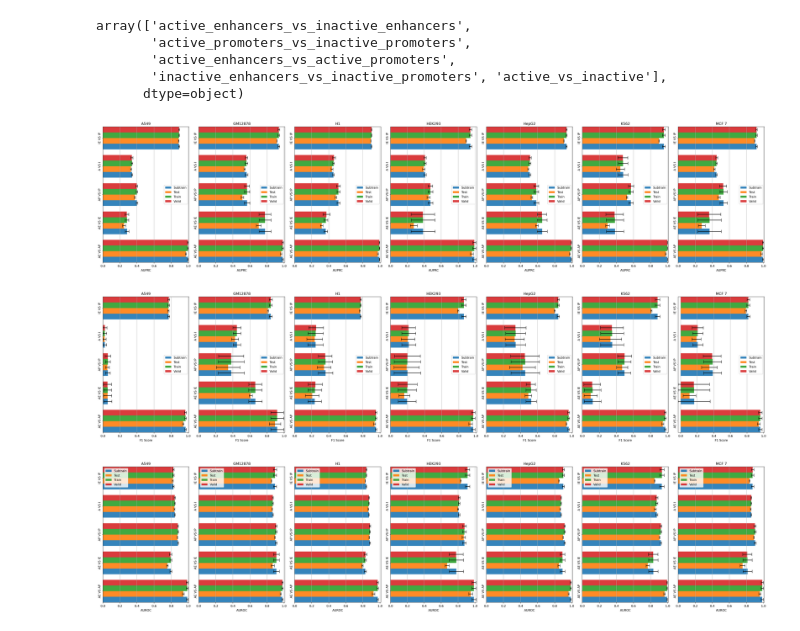
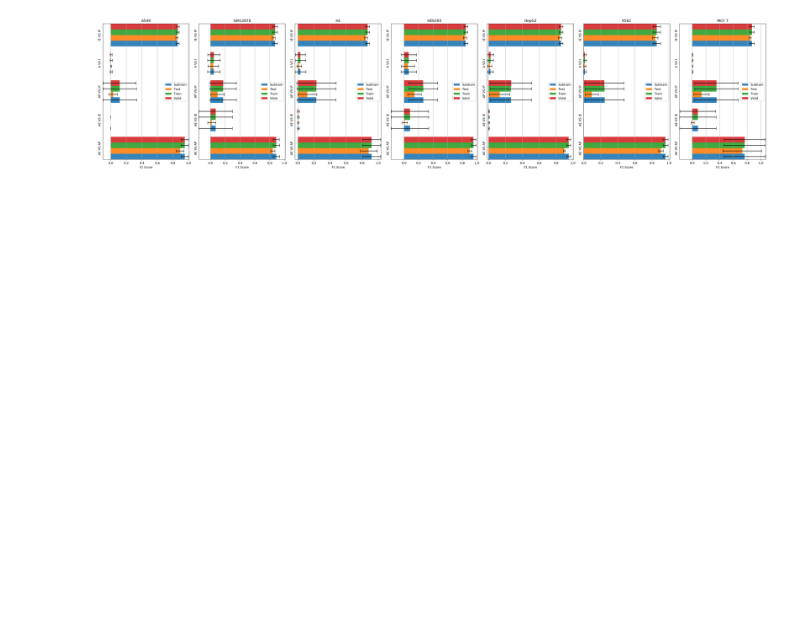
Before and after one commit to AnacletoLAB/crr_prediction, a Jupyter notebook: Barplots.ipynb, the cells around one changed output. Saved outputs shown, nothing was run; the diff lists cells and outputs as text; code cells hidden in the pictures; blank space fills up the shorter version.

Commit message:
Added barplots

```diff
--- a/Barplots.ipynb
+++ b/Barplots.ipynb
@@ -2,15 +2,8 @@
 from barplots import barplots
 import pandas as pd
 # %%
-df = pd.read_csv("mlp.csv")
+meta_model = "cnn"
+df = pd.read_csv(f"{meta_model}.csv")
-# %%
-df.task.unique()
-# %% [output]
-array(['active_enhancers_vs_inactive_enhancers',
-       'active_promoters_vs_inactive_promoters',
-       'active_enhancers_vs_active_promoters',
-       'inactive_enhancers_vs_inactive_promoters', 'active_vs_inactive'],
-      dtype=object)
 # %%
 custom_defaults = {
     "AE vs IE": "active_enhancers_vs_inactive_enhancers",
@@ -26,16 +15,15 @@ assert all(
 # %%
 index = ["cell_line", "task", "run_type"]
 fig, axes = barplots(
     df.drop(columns=["holdout_number"])[index+["AUROC", "AUPRC", "f1_score"]],
     groupby=index,
     custom_defaults=custom_defaults,
     subplots=True,
+    path=f'barplots_{meta_model}/{{feature}}.png',
     plots_per_row=7,
     orientation="horizontal",
     unique_minor_labels=False,
     minor_rotation=90
 )
 # %% [output]
-[figure, old version]
+[figure, new version]
-[figure, removed]
-[figure, removed]
```
Also changed, not shown: parts of 1 cell of this notebook, 6 other files.
